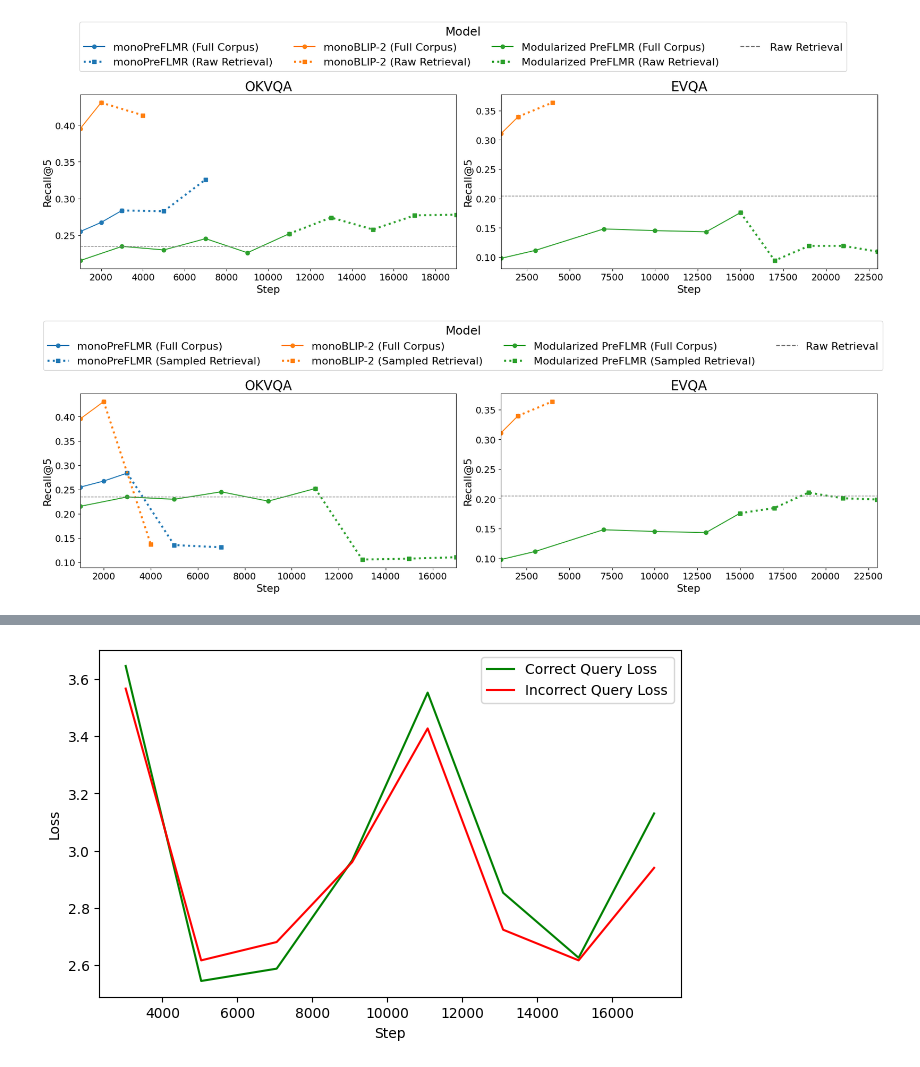
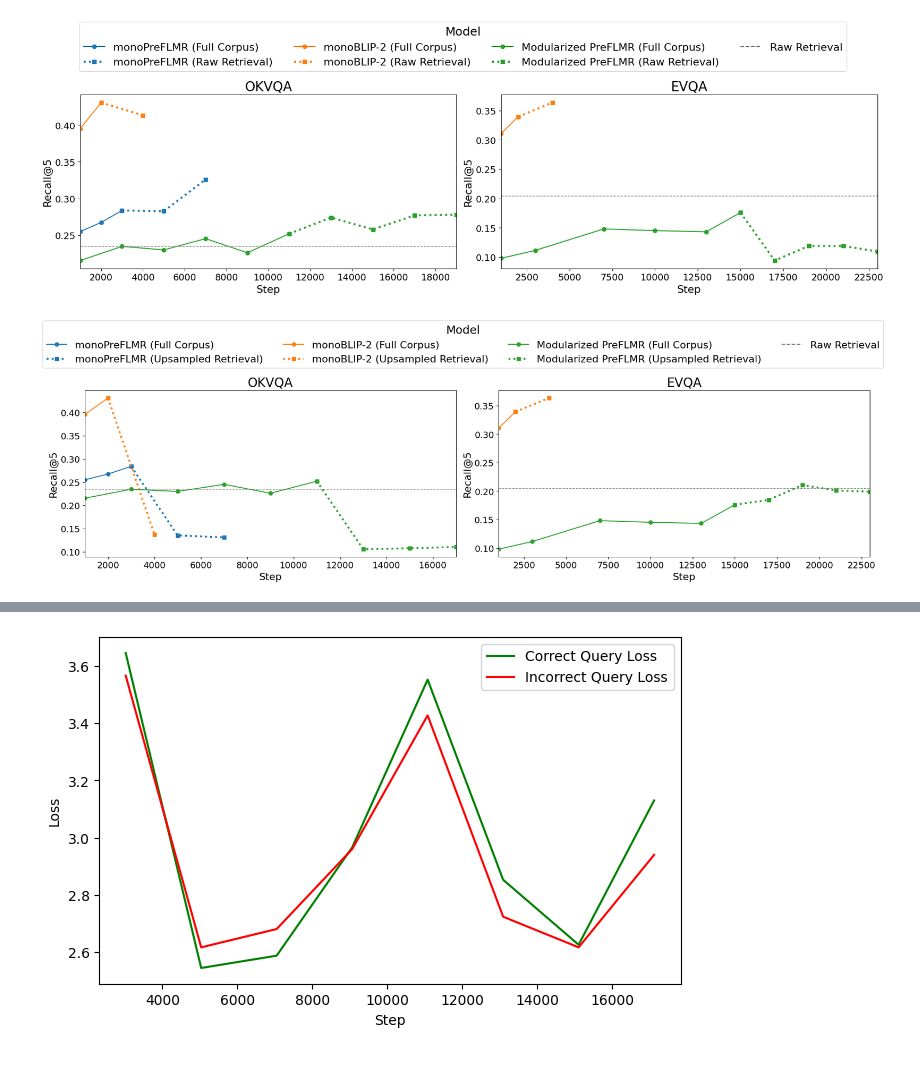
Before and after one commit to felixzhu17/Reranking-Multimodal-Retrievers, a Jupyter notebook: test.ipynb, the cells around one changed output, grey strips where cells are left out. Saved outputs shown, nothing was run; the diff lists cells and outputs as text; code cells hidden in the pictures.

```diff
--- a/test.ipynb
+++ b/test.ipynb
@@ -602,7 +602,7 @@ data2_retrieved_extend = {
 }
 
 # Create subplots
-fig, axes = plt.subplots(1, 2, figsize=(18, 6), sharey=False)
+fig, axes = plt.subplots(1, 2, figsize=(18.5, 6), sharey=False)
 
 # Define a dictionary to store the colors
 color_map = {}
@@ -638,38 +638,38 @@ for model, values in data2.items():
             last_step = values["Step"][-1]
             last_performance = values["Performance"][-1]
             ext_steps = [last_step + step for step in data2_retrieved_extend[model]["Step"]]
             ext_performances = [last_performance] + data2_retrieved_extend[model]["Performance"]
             combined_steps = [last_step] + ext_steps
             axes[1].plot(combined_steps, ext_performances,  marker='s', linestyle=':', linewidth=3, color=color)
         except:
             pass
 
 axes[1].set_xlabel('Step', fontsize=16)
 axes[1].set_ylabel('Recall@5', fontsize=16)
 axes[1].tick_params(axis='both', which='major', labelsize=14)
 axes[1].grid(False)
 axes[1].set_title('EVQA', fontsize=20)
 axes[1].set_xlim(1000, 23000)
 # Add grey dotted line for Raw Retrieval for EVQA and label it
 axes[1].axhline(y=0.2048, color='grey', linestyle='--', linewidth=1, label='Raw Retrieval')
 
 # Add a single legend for both plots with manual entries for Retrieved Extend
 pointwise_handles = [mlines.Line2D([], [], color=color_map['monoPreFLMR'], marker='o', linestyle='-', label='monoPreFLMR (Full Corpus)'),
-                     mlines.Line2D([], [], color=color_map['monoPreFLMR'], marker='s', linestyle=':', linewidth=3, label='monoPreFLMR (Sampled Retrieval)'),
+                     mlines.Line2D([], [], color=color_map['monoPreFLMR'], marker='s', linestyle=':', linewidth=3, label='monoPreFLMR (Upsampled Retrieval)'),
                      mlines.Line2D([], [], color=color_map['monoBLIP-2'], marker='o', linestyle='-', label='monoBLIP-2 (Full Corpus)'),
-                     mlines.Line2D([], [], color=color_map['monoBLIP-2'],  marker='s', linestyle=':', linewidth=3, label='monoBLIP-2 (Sampled Retrieval)'),
+                     mlines.Line2D([], [], color=color_map['monoBLIP-2'],  marker='s', linestyle=':', linewidth=3, label='monoBLIP-2 (Upsampled Retrieval)'),
                      mlines.Line2D([], [], color=color_map['Modularized'], marker='o', linestyle='-', label='Modularized PreFLMR (Full Corpus)'),
-                     mlines.Line2D([], [], color=color_map['Modularized'],  marker='s', linestyle=':', linewidth=3, label='Modularized PreFLMR (Sampled Retrieval)')]
+                     mlines.Line2D([], [], color=color_map['Modularized'],  marker='s', linestyle=':', linewidth=3, label='Modularized PreFLMR (Upsampled Retrieval)')]
 
 
 raw_retrieval_handle = [mlines.Line2D([], [], color='grey', linestyle='--', label='Raw Retrieval')]
 
 fig.legend(handles=pointwise_handles  + raw_retrieval_handle, loc='upper center', ncol=4, title='Model', fontsize=16, title_fontsize=18)
 # Adjust the layout
 plt.tight_layout(rect=[0, 0, 1, 0.8])
-plt.savefig("images/sampleretrieverecallvsloss.png", dpi=300)
+plt.savefig("images/sampleretrieverecallvsloss.png", dpi=600)
 # %% [output]
-[figure, old version]
+[figure, new version]
 # %%
 import matplotlib.pyplot as plt
 import matplotlib.lines as mlines
```
Also changed, not shown: parts of 8 cells of this notebook, 9 other files.
